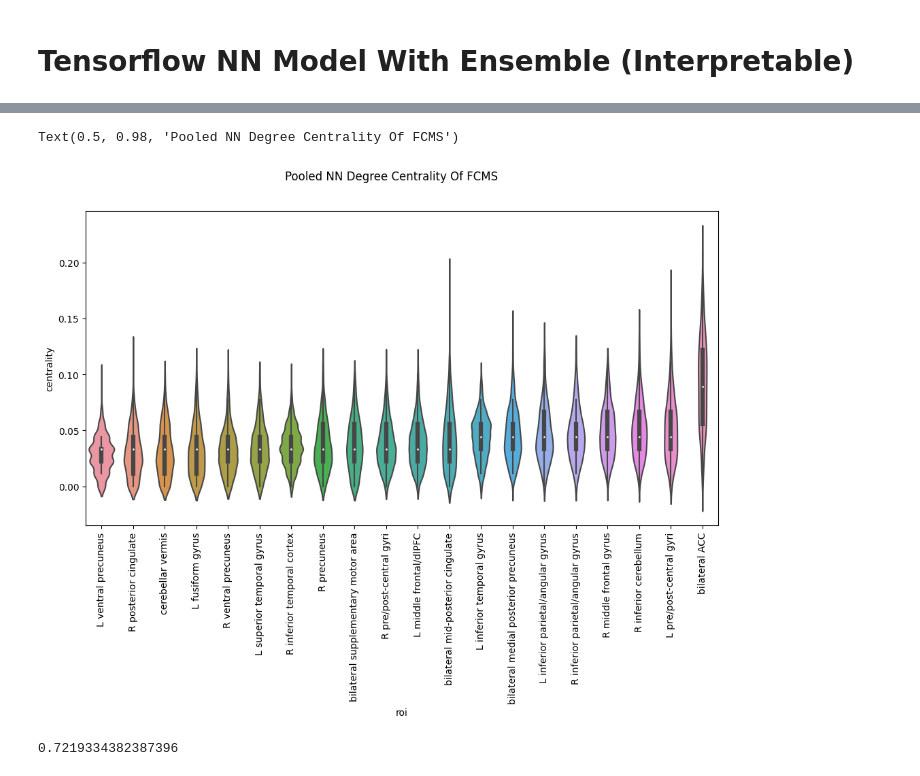
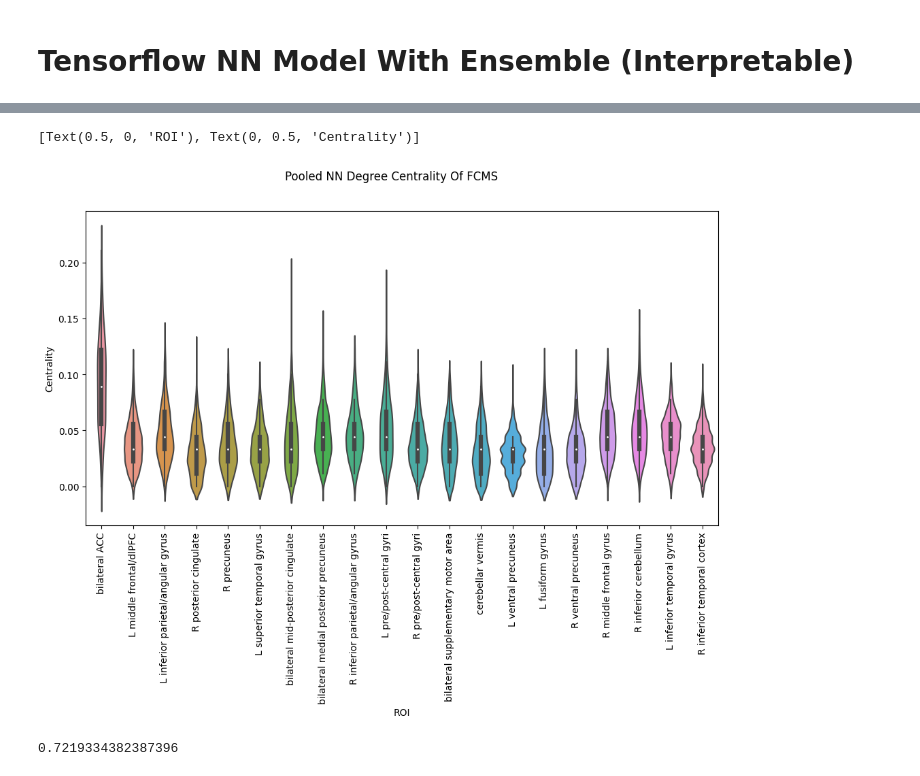
Before and after one commit to nykash/CannabisClassifier, a Jupyter notebook: analysis.ipynb, the cells around one changed output, grey strips where cells are left out. Cells and saved outputs as stored; diff of their text form; code cells hidden in the pictures.

```diff
--- a/analysis.ipynb
+++ b/analysis.ipynb
@@ -87,7 +88,7 @@ metrics = {
 }
 
 folds = 10
-tot_fig, tot_ax = plt.subplots(2, 2)
+tot_fig, tot_ax = plt.subplots(2, 2, figsize=(17, 10))
 
 train_metrics = {}
 for ax_idx, (model_name, model) in enumerate(models.items()):
@@ -102,7 +103,7 @@ for ax_idx, (model_name, model) in enumerate(models.items()):
 
     for j, (train_index, test_index) in enumerate(skf.split(x_train, y_train)):
         train_metrics[model_name][j] = {}
-        model_cln = CalibratedClassifierCV(uu.clone(model)) if "svm" in model_name else uu.clone(model)
+        model_cln = CalibratedClassifierCV(uu.clone(model)) if "VM" in model_name else uu.clone(model)
 
         fold_x_train, fold_x_test = x_train[train_index], x_train[test_index]
         fold_y_train, fold_y_test = y_train[train_index], y_train[test_index]
@@ -122,8 +123,8 @@ for ax_idx, (model_name, model) in enumerate(models.items()):
         train_metrics[model_name][j]["fpr_tpr"] = (fpr, tpr)
         train_metrics[model_name][j]["auc"] = viz_data.roc_auc
 
-        roc = ax.plot(fpr, tpr, alpha=0.15, color="gray", label=f"Train Fold {j}, AUROC: {np.round(train_metrics[model_name][j]['auc'], 3)}")
-        tot_ax[ax_idx%2, ax_idx//2].plot(fpr, tpr, alpha=0.15, color="gray", label=f"Fold {j}, AUROC: {np.round(train_metrics[model_name][j]['auc'], 3)}")
+        roc = ax.plot(fpr, tpr, alpha=0.15, color="gray", label=f"Fold {j}, AUC: {np.round(train_metrics[model_name][j]['auc'], 3)}")
+        tot_ax[ax_idx%2, ax_idx//2].plot(fpr, tpr, alpha=0.15, color="gray", label=f"Fold {j}, AUC: {np.round(train_metrics[model_name][j]['auc'], 3)}")
         train_metrics[model_name][j]["roc_plot"] = roc
 
         tpr = np.interp(base_fpr, fpr, tpr)
@@ -182,12 +208,14 @@ tot_fig
 # %%
 import sklearn.ensemble
 
-class_weight = None#{0: 0.6, 1: 0.4}
-
-model_l1_svm = sklearn.linear_model.SGDClassifier(loss="hinge", penalty="l1", alpha=0.0001, max_iter=1000000, random_state=1, class_weight=class_weight)
-model_l2_svm = sklearn.linear_model.SGDClassifier(loss="hinge", penalty="l2", alpha=0.05, max_iter=1000000, random_state=1, class_weight=class_weight)
-model_l1_logr = sklearn.linear_model.SGDClassifier(loss="log_loss", penalty="l1", alpha=0.0001, max_iter=1000000, random_state=1, class_weight=class_weight)
-model_l2_logr = sklearn.linear_model.SGDClassifier(loss="log_loss", penalty="l2", alpha=0.05, max_iter=1000000, random_state=1, class_weight=class_weight)
+class_weight = {0: 0.6, 1: 0.4}
+rs = 1
+model_l1_svm = sklearn.linear_model.SGDClassifier(loss="hinge", penalty="l1", alpha=0.001, max_iter=1000000, random_state=rs, class_weight=class_weight)
+model_l2_svm = sklearn.linear_model.SGDClassifier(loss="hinge", penalty="l2", alpha=0.05, max_iter=1000000, random_state=rs, class_weight=class_weight)
+#model_l1_logr = sklearn.linear_model.SGDClassifier(loss="log_loss", penalty="l1", alpha=0.001, max_iter=1000000, random_state=rs, class_weight=class_weight)
+model_l1_logr = sklearn.linear_model.LogisticRegression(penalty="l1", max_iter=5000,
+                                                   random_state=rs, solver="saga")
+model_l2_logr = sklearn.linear_model.SGDClassifier(loss="log_loss", penalty="l2", alpha=0.05, max_iter=1000000, random_state=rs, class_weight=class_weight)
 model_pls = sklearn.cross_decomposition.PLSRegression(5)
 
 models = {"l1_logr":model_l1_logr, "l2_logr": model_l2_logr,
@@ -323,6 +351,6 @@ importlib.reload(hv)
 # %% [output]
 <module 'heavytools' from '/Users/nikash/PycharmProjects/functional_connectivity_analysis/heavytools.py'>
 # %%
-model_analyze = model_l1_svm
+model_analyze = model_l2_svm
 model_analyze
 # %% [output]
@@ -410,8 +440,8 @@ np.mean(sims)
 # %%
-os.makedirs("out/functional_connectivity/pls", exist_ok=True)
-with open("out/functional_connectivity/pls/thresh_fcms.npy", "wb+") as f:
+os.makedirs("out/functional_connectivity/l2_svm", exist_ok=True)
+with open("out/functional_connectivity/l2_svm/thresh_fcms.npy", "wb+") as f:
     np.save(f, fcms_thresh)
-with open("out/functional_connectivity/pls/fcms.npy", "wb+") as f:
+with open("out/functional_connectivity/l2_svm/fcms.npy", "wb+") as f:
     np.save(f, fcms)
 # %% [markdown]
 # Tensorflow NN Model (Interpretable)
@@ -743,20 +774,21 @@ for i in tqdm.tqdm(range(inputs.shape[0])):
 # %%
 fbfcs = [f*b for f, b in zip(fcs, bcs)]
 fbfcs_thresh = [hv.binarize(hv.threshold(f*b)) for f, b in zip(fcs, bcs)]
 centrals = np.array([hv.degree_centrality(f) for f in fbfcs_thresh])
 
 median_centrals = np.median(centrals.T, axis=1)
 indices = np.argpartition(median_centrals, -20)[-20:]
 df = hv.convert_centralities_to_df(centrals, indices)
-order = hv.get_sorted_order(df, indices)
+order = None#hv.get_sorted_order(df, indices)
 
-fig = plt.figure(figsize=(12, 6))
+fig, ax = plt.subplots(figsize=(12, 6))
 sns.violinplot(data=df, x="roi", y="centrality", order=order)
 plt.xticks(rotation=90)
 fig.suptitle("Pooled NN Degree Centrality Of FCMS")
+ax.set(xlabel="ROI", ylabel="Centrality")
 # %% [output]
-Text(0.5, 0.98, 'Pooled NN Degree Centrality Of FCMS')
+[Text(0.5, 0, 'ROI'), Text(0, 0.5, 'Centrality')]
-[figure, old version]
+[figure, new version]
 # %%
 sims = [hv.cosim(centrals[i], control_centrals[i]) for i in range(centrals.shape[0])]
 np.mean(sims)
```
Also changed, not shown: parts of 20 cells of this notebook.
